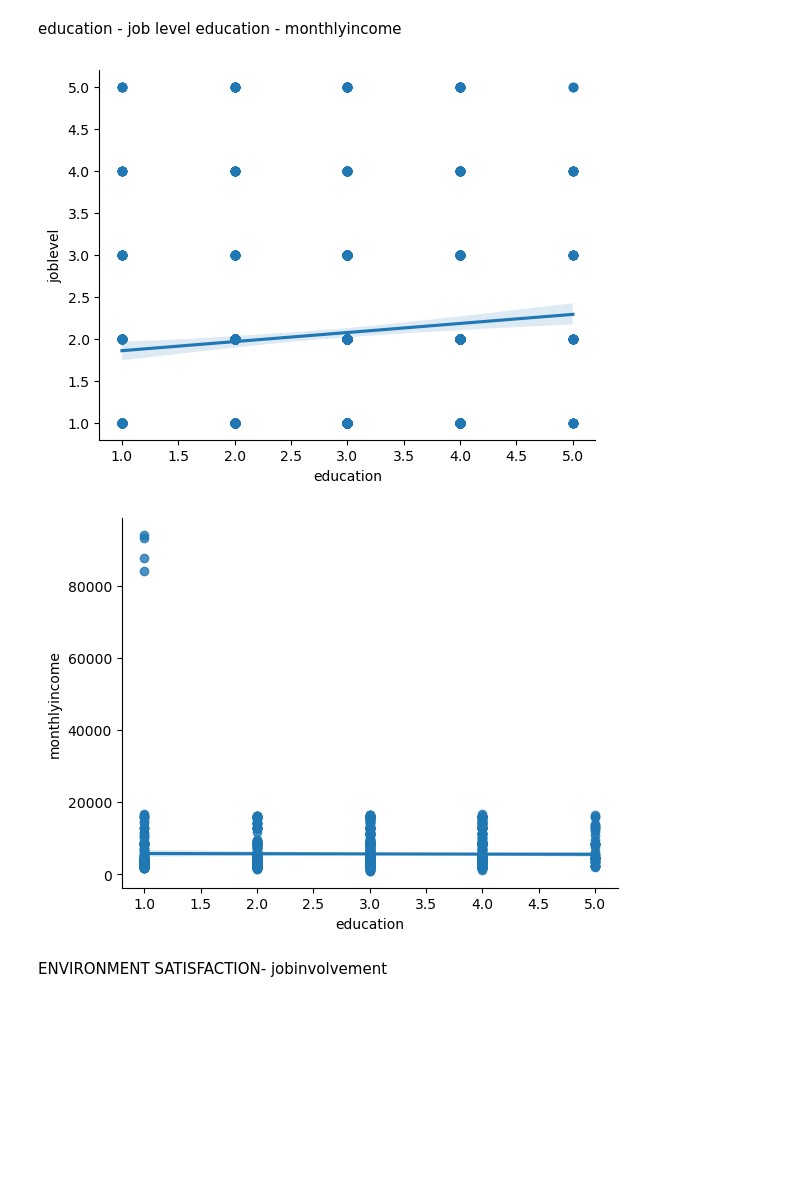
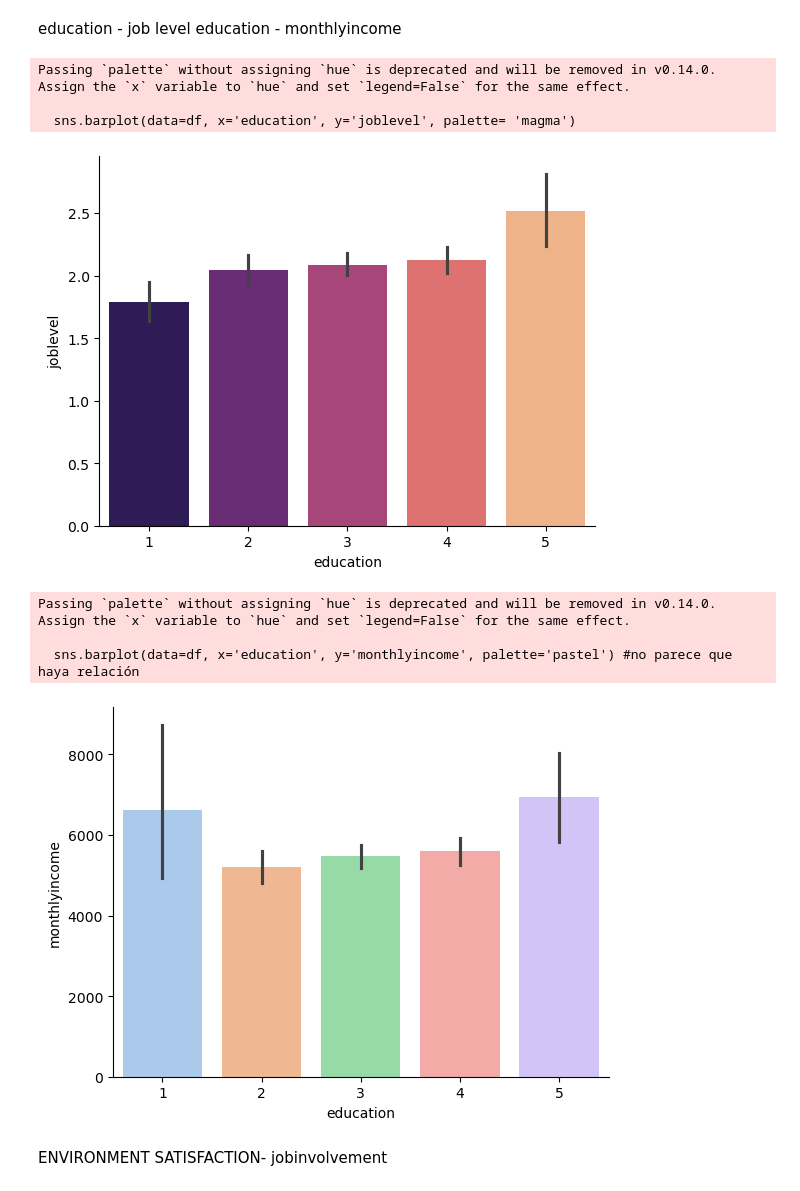
Before and after one commit to BiancaGemarR/promo_56_proyecto_mod3_team1, a Jupyter notebook: graficaspaula.ipynb, the cells around one changed output. Saved outputs shown, nothing was run; the diff lists cells and outputs as text; code cells hidden in the pictures; blank space fills up the shorter version.

```diff
--- a/graficaspaula.ipynb
+++ b/graficaspaula.ipynb
@@ -198,15 +198,21 @@ sns.despine(top=True, right=True)
 education - job level
 education - monthlyincome
 # %%
-sns.regplot(data=df, x='education', y='joblevel')
+sns.barplot(data=df, x='education', y='joblevel', palette= 'magma')
 sns.despine(top=True, right=True)
 # %% [output]
+Passing `palette` without assigning `hue` is deprecated and will be removed in v0.14.0. Assign the `x` variable to `hue` and set `legend=False` for the same effect.
+
+  sns.barplot(data=df, x='education', y='joblevel', palette= 'magma')
-[figure, old version]
+[figure, new version]
 # %%
-sns.regplot(data=df, x='education', y='monthlyincome') #no parece que haya relación
+sns.barplot(data=df, x='education', y='monthlyincome', palette='pastel') #no parece que haya relación
 sns.despine(top=True, right=True)
 # %% [output]
+Passing `palette` without assigning `hue` is deprecated and will be removed in v0.14.0. Assign the `x` variable to `hue` and set `legend=False` for the same effect.
+
+  sns.barplot(data=df, x='education', y='monthlyincome', palette='pastel') #no parece que haya relación
-[figure, old version]
+[figure, new version]
 # %% [markdown]
 ENVIRONMENT SATISFACTION- jobinvolvement
 # %%
```
Also changed, not shown: parts of 3 cells of this notebook, 3 other files.
